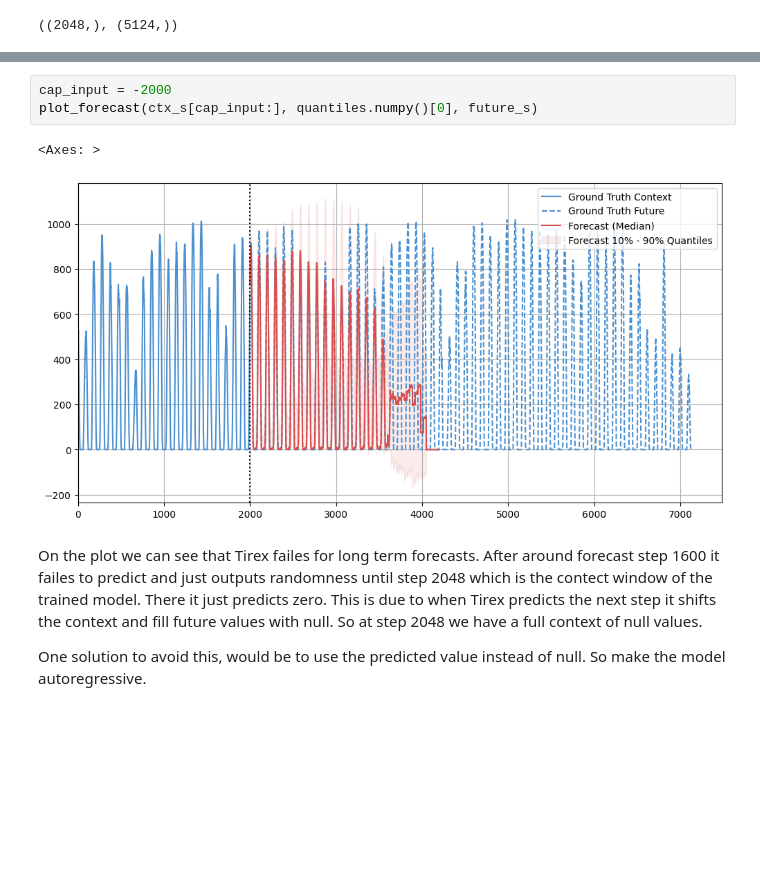
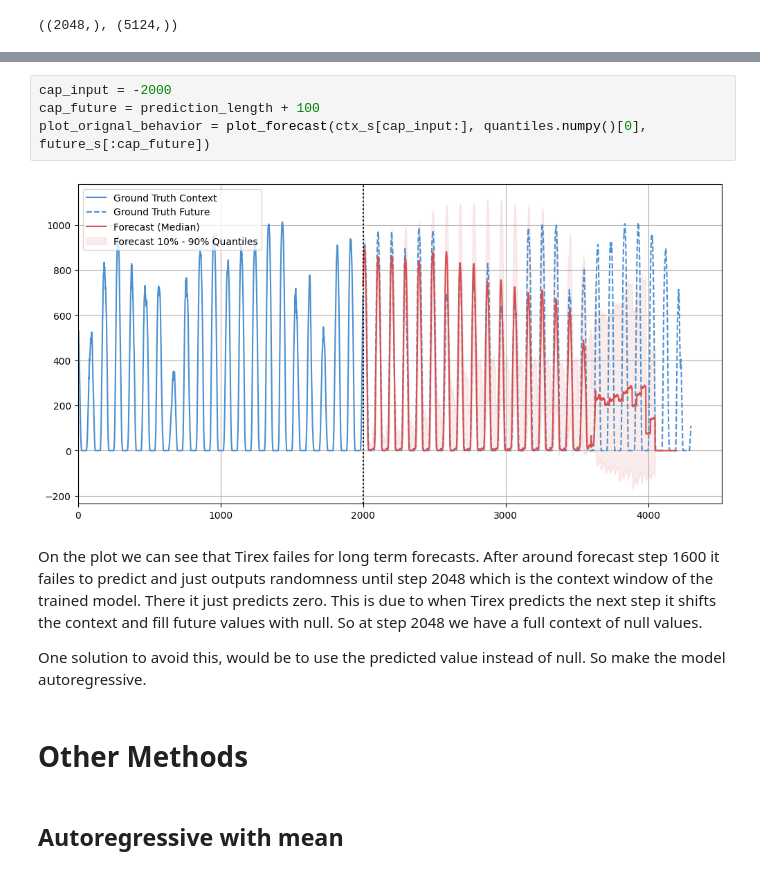
Before and after one commit to Richi0D/tirex_loss, a Jupyter notebook: notebooks/tirex_autoregressive.ipynb, the cells around one changed output, grey strips where cells are left out. Drawn from its saved outputs; the diff is of its cells as text; blank space fills up the shorter version.

```diff
--- a/notebooks/tirex_autoregressive.ipynb
+++ b/notebooks/tirex_autoregressive.ipynb
@@ -74,10 +113,14 @@ quantiles, mean = model.forecast(torch.as_tensor(ctx_s), prediction_length=predi
 # %%
 cap_input = -2000
-plot_forecast(ctx_s[cap_input:], quantiles.numpy()[0], future_s)
+cap_future = prediction_length + 100
+plot_orignal_behavior = plot_forecast(ctx_s[cap_input:], quantiles.numpy()[0], future_s[:cap_future])
 # %% [output]
-<Axes: >
-[figure, old version]
+[figure, new version]
 # %% [markdown]
-On the plot we can see that Tirex failes for long term forecasts. After around forecast step 1600 it failes to predict and just outputs randomness until step 2048 which is the contect window of the trained model. There it just predicts zero. This is due to when Tirex predicts the next step it shifts the context and fill future values with null. So at step 2048 we have a full context of null values.
+On the plot we can see that Tirex failes for long term forecasts. After around forecast step 1600 it failes to predict and just outputs randomness until step 2048 which is the context window of the trained model. There it just predicts zero. This is due to when Tirex predicts the next step it shifts the context and fill future values with null. So at step 2048 we have a full context of null values.
 
 One solution to avoid this, would be to use the predicted value instead of null. So make the model autoregressive.
+# %% [markdown]
+# Other Methods
+# %% [markdown]
+## Autoregressive with mean
```
Also changed, not shown: parts of 21 cells of this notebook, 7 other files.
